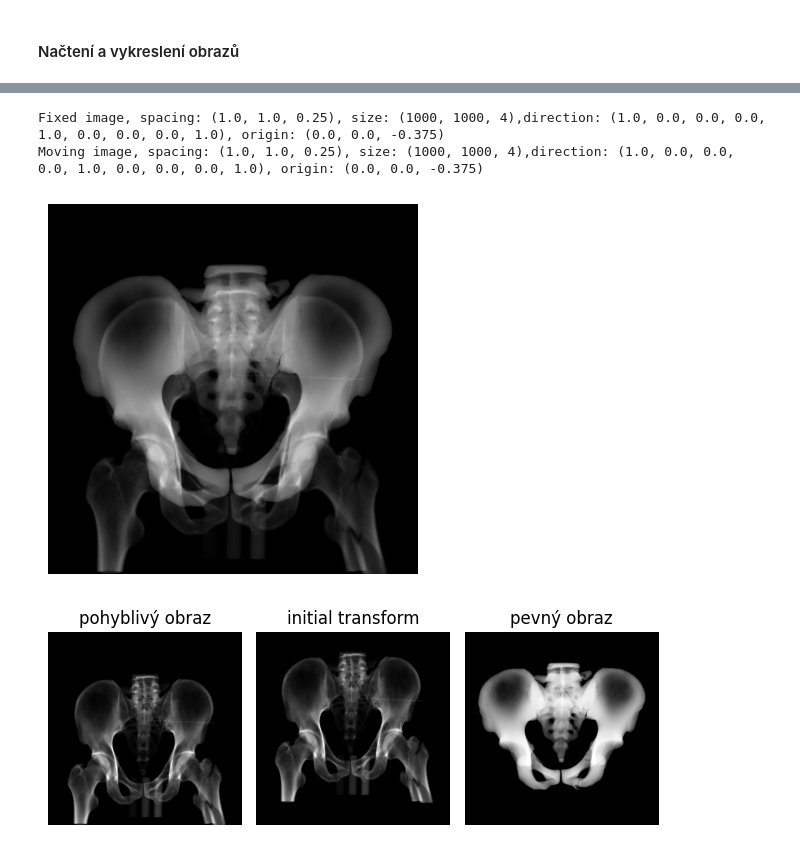
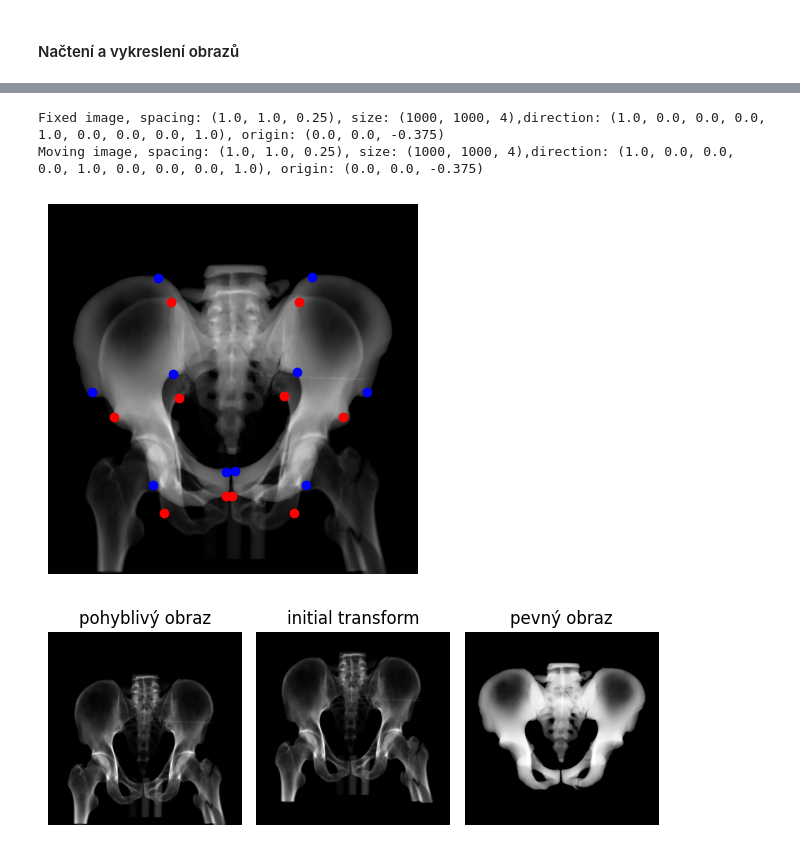
Before and after one commit to Vojtech-Benda/ca_isf, a Jupyter notebook: sitkRegistration.ipynb, the cells around one changed output, grey strips where cells are left out. Drawn from its saved outputs; the diff is of its cells as text; code cells hidden in the pictures.

```diff
--- a/sitkRegistration.ipynb
+++ b/sitkRegistration.ipynb
@@ -278,24 +146,32 @@ plt.show()
+# %%
+preopImage = sitk.ReadImage("pacinet09Moving.mha", sitk.sitkFloat32)
+intraopImage = sitk.ReadImage("pacinet09Fixed.mha", sitk.sitkFloat32)
+
+fixedPoints = getPoints("input_files\\pacient_09\\registration\\pacient09FixedPointsAP.csv")
+movingPoints = getPoints("input_files\\pacient_09\\registration\\pacient09MovingPointsAP.csv")
 # %%
-# fixedImage = intraop3dExp
-# movingImage = preopImage #[:, :, 0]
+fixedImage = intraopImage
+movingImage = preopImage
 
-fixedImage = sitk.Expand(intraopImage, expandFactors=[1, 1, 4])
-movingImage = sitk.Expand(preopImage, expandFactors=[1, 1, 4])
+# fixedImage = sitk.Expand(intraopImage, expandFactors=[1, 1, 4])
+# movingImage = sitk.Expand(preopImage, expandFactors=[1, 1, 4])
 
 movingImage.SetOrigin(fixedImage.GetOrigin())
 movingImage.SetSpacing(fixedImage.GetSpacing())
 print(f"Fixed image, spacing: {fixedImage.GetSpacing()}, size: {fixedImage.GetSize()},"
       f"direction: {fixedImage.GetDirection()}, origin: {fixedImage.GetOrigin()}")
 print(f"Moving image, spacing: {movingImage.GetSpacing()}, size: {movingImage.GetSize()},"
       f"direction: {movingImage.GetDirection()}, origin: {movingImage.GetOrigin()}")
 plt.imshow(sitk.GetArrayViewFromImage(fixedImage)[0, ...], cmap="gray")
 plt.imshow(sitk.GetArrayViewFromImage(movingImage)[0, ...], cmap="gray", alpha=0.5)
+plt.scatter(list(np.array(fixedPoints).T)[0], list(np.array(fixedPoints).T)[1], c="#1f77b4")
+plt.scatter(list(np.array(movingPoints).T)[0], list(np.array(movingPoints).T)[1], c="#ff7f0e")
 plt.axis("off")
 plt.show()
 # %% [output]
 Fixed image, spacing: (1.0, 1.0, 0.25), size: (1000, 1000, 4),direction: (1.0, 0.0, 0.0, 0.0, 1.0, 0.0, 0.0, 0.0, 1.0), origin: (0.0, 0.0, -0.375)
 Moving image, spacing: (1.0, 1.0, 0.25), size: (1000, 1000, 4),direction: (1.0, 0.0, 0.0, 0.0, 1.0, 0.0, 0.0, 0.0, 1.0), origin: (0.0, 0.0, -0.375)
-[figure, old version]
+[figure, new version]
 # %%
 initialTransform = sitk.CenteredTransformInitializer(fixedImage, movingImage,
                                                      sitk.AffineTransform(3),
```
Also changed, not shown: parts of 25 cells of this notebook, 2 other files.
